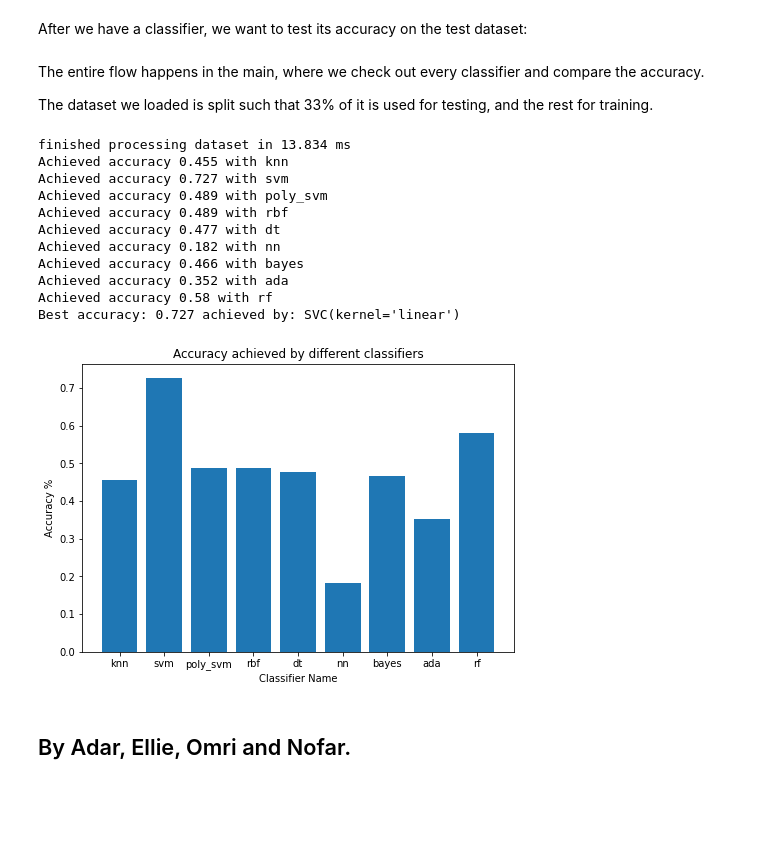
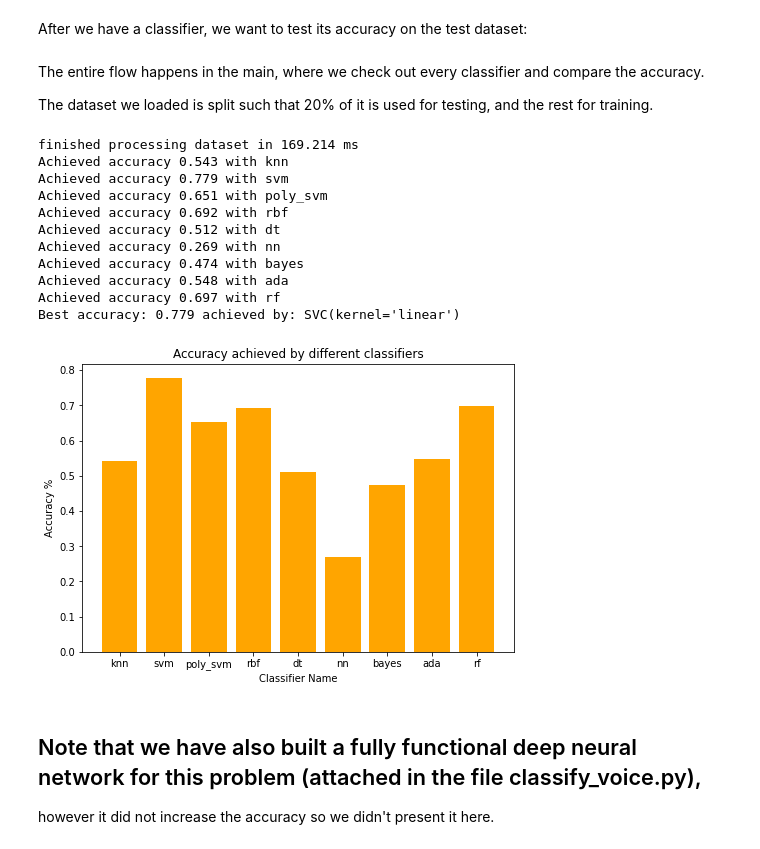
Before and after one commit to adargut/AudioWorkshop, a Jupyter notebook: voice_recognition/voice_recognition.ipynb, the cells around one changed output. Drawn from its saved outputs; the diff is of its cells as text; code cells hidden in the pictures; blank space fills up the shorter version.

```diff
--- a/voice_recognition/voice_recognition.ipynb
+++ b/voice_recognition/voice_recognition.ipynb
@@ -162,21 +164,23 @@ class DatasetLoader:
     def process_audio_file(self, filepath, filename: str):
         label = filepath.split('/')[-2]
         try:
-            features = self.extract_features(filepath, filename)
+            duration = min(librosa.get_duration(librosa.load(filepath + '/' + filename, sr=None)[0]), 7)
+            for offset in range(round(duration)):
+                features = self.extract_features(filepath, filename, offset)
+                self.lock.acquire()
+                self.X.append(features)
+                self.Y.append(label)
+                self.progress.update(1)
+                self.lock.release()
         except ExtractionError:
             print(f'Could not extract features from {filepath}/{filename}')
             return
-        self.lock.acquire()
-        self.X.append(features)
-        self.Y.append(label)
-        self.progress.update(1)
-        self.lock.release()
 
-    def extract_features(self, filepath, filename):
+    def extract_features(self, filepath, filename, offset):
         full_path = filepath + '/' + filename
         if not os.path.isfile(full_path):
             raise ExtractionError
-        samples, sample_rate = librosa.load(full_path, offset=2, sr=None, duration=1)
+        samples, sample_rate = librosa.load(full_path, offset=offset, sr=None, duration=1)
         tempogram = librosa.feature.tempogram(y=samples, sr=sample_rate)
         mfcc = librosa.feature.mfcc(y=samples, sr=sample_rate)
         pitches, magnitudes = librosa.piptrack(y=samples, sr=sample_rate)
@@ -237,7 +241,7 @@ def test_accuracy(X, Y, classifier):
 # %% [markdown]
 The entire flow happens in the main, where we check out every classifier and compare the accuracy.
 
-The dataset we loaded is split such that 33% of it is used for testing, and the rest for training.
+The dataset we loaded is split such that 20% of it is used for testing, and the rest for training.
 # %%
 def main():
     train_path = 'data/wav'
@@ -246,45 +250,46 @@ def main():
     X_train, X_test, y_train, y_test = train_test_split(
         dataset_loader.X, dataset_loader.Y, test_size=0.20, random_state=42)
     best_classifier, best_acc = None, 0
     accuracies = []
     for classifier in CLASSIFIERS:
         try:
             c = get_classifier(classifier, X_train)
         except ClassifierNotFoundException:
             print(f'Invalid classifier given {classifier}')
             return
         c.fit(X_train, y_train)
         acc = test_accuracy(X_test, y_test, c)
         accuracies.append(acc)
         if acc > best_acc:
             best_classifier, best_acc = c, acc
         print(f'Achieved accuracy {round(acc, 3)} with {classifier}')
 
     print('Best accuracy: {:.3f}'.format(best_acc), 'achieved by: {0}'.format(best_classifier))
 
     import matplotlib.pyplot as plt
     fig = plt.figure()
     ax = fig.add_axes([0, 0, 1, 1])
-    ax.bar(CLASSIFIERS, accuracies)
+    ax.bar(CLASSIFIERS, accuracies, color='orange')
     plt.title('Accuracy achieved by different classifiers')
     plt.xlabel('Classifier Name')
     plt.ylabel('Accuracy %')
     plt.show()
 
 if __name__ == '__main__':
     main()
 # %% [output]
-finished processing dataset in 13.834 ms
-Achieved accuracy 0.455 with knn
-Achieved accuracy 0.727 with svm
-Achieved accuracy 0.489 with poly_svm
-Achieved accuracy 0.489 with rbf
-Achieved accuracy 0.477 with dt
-Achieved accuracy 0.182 with nn
-Achieved accuracy 0.466 with bayes
-Achieved accuracy 0.352 with ada
-Achieved accuracy 0.58 with rf
-Best accuracy: 0.727 achieved by: SVC(kernel='linear')
+finished processing dataset in 169.214 ms
+Achieved accuracy 0.543 with knn
+Achieved accuracy 0.779 with svm
+Achieved accuracy 0.651 with poly_svm
+Achieved accuracy 0.692 with rbf
+Achieved accuracy 0.512 with dt
+Achieved accuracy 0.269 with nn
+Achieved accuracy 0.474 with bayes
+Achieved accuracy 0.548 with ada
+Achieved accuracy 0.697 with rf
+Best accuracy: 0.779 achieved by: SVC(kernel='linear')
-[figure, old version]
+[figure, new version]
-# %% [markdown]
-## By Adar, Ellie, Omri and Nofar.
+# %% [markdown]
+## Note that we have also built a fully functional deep neural network for this problem (attached in the file classify_voice.py),
+however it did not increase the accuracy so we didn't present it here.
```
Also changed, not shown: parts of 2 cells of this notebook, 1 other file.
